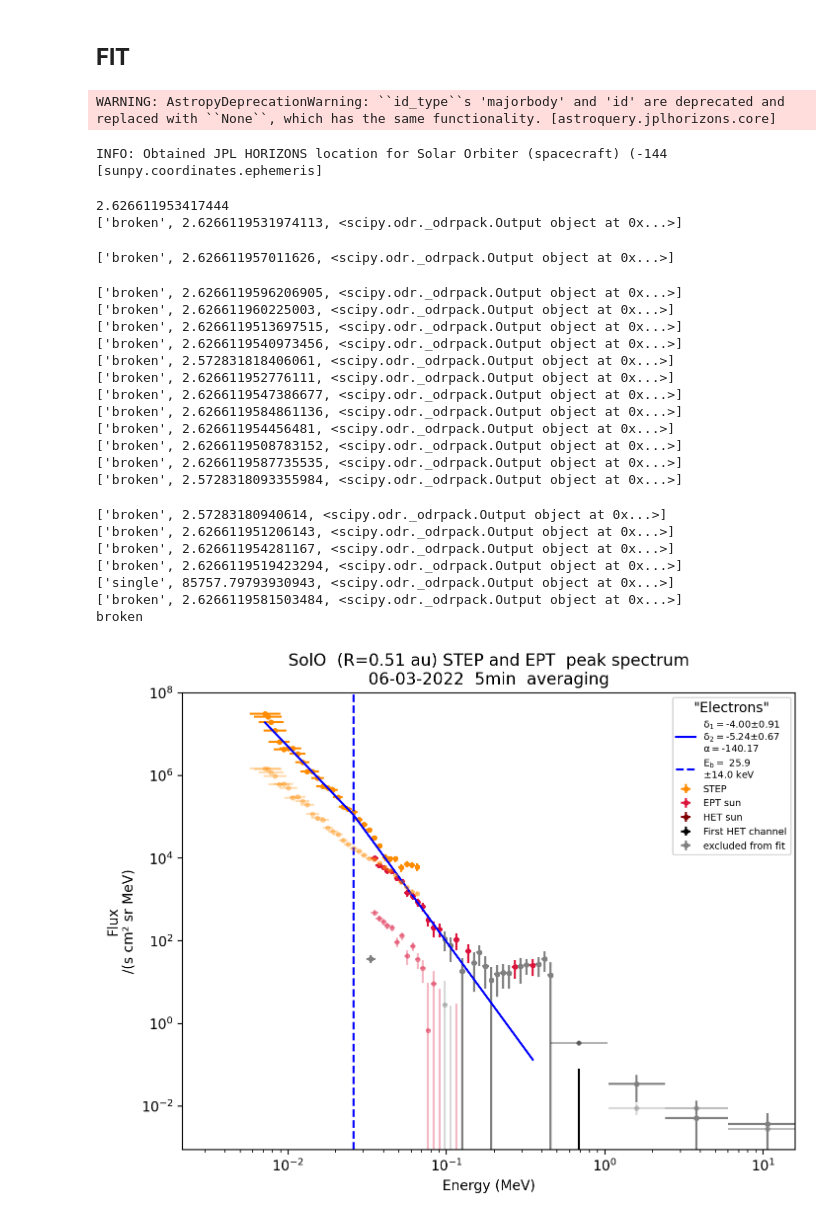
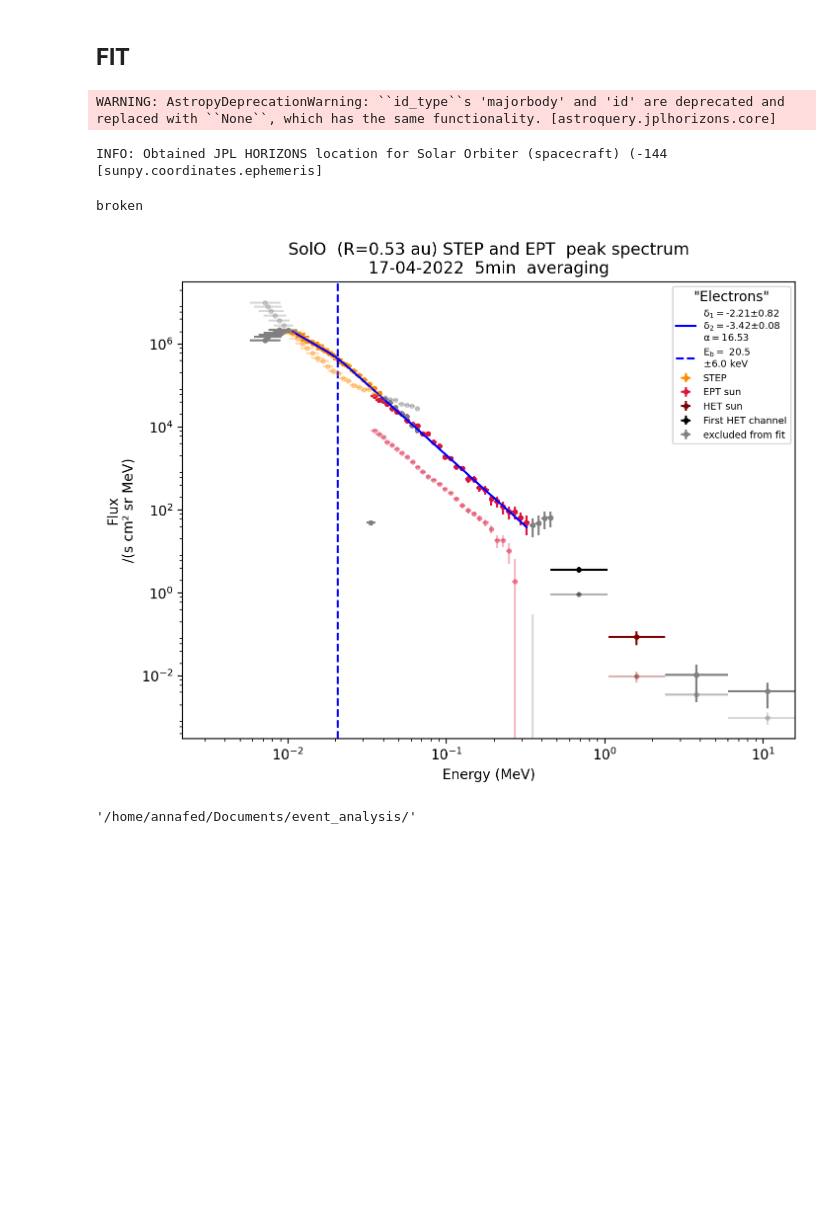
Before and after one commit to AnnamariaFedeli/SolOEPD-Plot-n-Fit-SEE, a Jupyter notebook: Plot-n-Fit-SEE-EnergySpectra.ipynb, the cells around one changed output. Cells and saved outputs as stored; diff of their text form; code cells hidden in the pictures; blank space fills up the shorter version.

```diff
--- a/Plot-n-Fit-SEE-EnergySpectra.ipynb
+++ b/Plot-n-Fit-SEE-EnergySpectra.ipynb
@@ -18,8 +18,9 @@ If create_sub_folders = True, a new folder will be created for each event and th
 # %%
 path = r'/home/annafed/Documents/event_analysis/'
 create_sub_folders = True
+save_fit_run_variables_to_separate_folders = True
 
-date = datetime(2022, 3, 6, 8, 4)
+date = datetime(2022, 4, 17, 8, 2)
 saving = True
 # %% [markdown]
 position: this variable contains information about the location of SolO on the day of the event as well as the travel time of light and electrons with energy corresponding to the lowest STEP energy channel (4 keV) and the highest HET energy channel (10 MeV).
@@ -288,36 +294,21 @@ fit_to = 'peak'
 
 e_min = None
 e_max = None
+
+which_fit = 'broken'
 # %%
-FIT_DATA(path_to_folder, str(date.date()), averaging = averaging, fit_type= fit_type, step = step, ept = ept, het = het,
+FIT_DATA(path_to_folder, date, averaging = averaging, fit_type= fit_type, step = step, ept = ept, het = het,
          which_fit = which_fit, sigma = sigma, rel_err = rel_err, frac_nan_threshold = frac_nan_threshold, fit_to = fit_to,
          e_min = e_min, e_max = e_max, g1_guess = g1_guess, g2_guess = g2_guess, g3_guess = g3_guess, c1_guess = c1_guess,
          alpha_guess = alpha_guess, beta_guess = beta_guess, break_guess_low = break_guess_low, break_guess_high = break_guess_high, cut_guess = cut_guess,
          use_random = use_random, iterations = random_iterations, leave_out_1st_het_chan = leave_out_1st_het_chan, shift_step_data = shift_step_data,
          shift_factor = shift_factor, save_fig = saving, save_pickle = False, save_fit_variables = saving, save_fitrun = saving)
 # %% [output]
 WARNING: AstropyDeprecationWarning: ``id_type``s 'majorbody' and 'id' are deprecated and replaced with ``None``, which has the same functionality. [astroquery.jplhorizons.core]
 INFO: Obtained JPL HORIZONS location for Solar Orbiter (spacecraft) (-144 [sunpy.coordinates.ephemeris]
-2.626611953417444
-['broken', 2.6266119531974113, <scipy.odr._odrpack.Output object at 0x...>]
+broken
-['broken', 2.626611957011626, <scipy.odr._odrpack.Output object at 0x...>]
-['broken', 2.6266119596206905, <scipy.odr._odrpack.Output object at 0x...>]
-['broken', 2.626611960225003, <scipy.odr._odrpack.Output object at 0x...>]
-['broken', 2.6266119513697515, <scipy.odr._odrpack.Output object at 0x...>]
-['broken', 2.6266119540973456, <scipy.odr._odrpack.Output object at 0x...>]
-['broken', 2.572831818406061, <scipy.odr._odrpack.Output object at 0x...>]
-['broken', 2.626611952776111, <scipy.odr._odrpack.Output object at 0x...>]
-['broken', 2.6266119547386677, <scipy.odr._odrpack.Output object at 0x...>]
-['broken', 2.6266119584861136, <scipy.odr._odrpack.Output object at 0x...>]
-['broken', 2.626611954456481, <scipy.odr._odrpack.Output object at 0x...>]
-['broken', 2.6266119508783152, <scipy.odr._odrpack.Output object at 0x...>]
-['broken', 2.6266119587735535, <scipy.odr._odrpack.Output object at 0x...>]
-['broken', 2.5728318093355984, <scipy.odr._odrpack.Output object at 0x...>]
-['broken', 2.57283180940614, <scipy.odr._odrpack.Output object at 0x...>]
-['broken', 2.626611951206143, <scipy.odr._odrpack.Output object at 0x...>]
-['broken', 2.626611954281167, <scipy.odr._odrpack.Output object at 0x...>]
-['broken', 2.6266119519423294, <scipy.odr._odrpack.Output object at 0x...>]
-['single', 85757.79793930943, <scipy.odr._odrpack.Output object at 0x...>]
-['broken', 2.6266119581503484, <scipy.odr._odrpack.Output object at 0x...>]
-broken
-[figure, old version]
+[figure, new version]
+# %%
+path
+# %% [output]
+'/home/annafed/Documents/event_analysis/'
```
Also changed, not shown: parts of 9 cells of this notebook, 2 other files.
